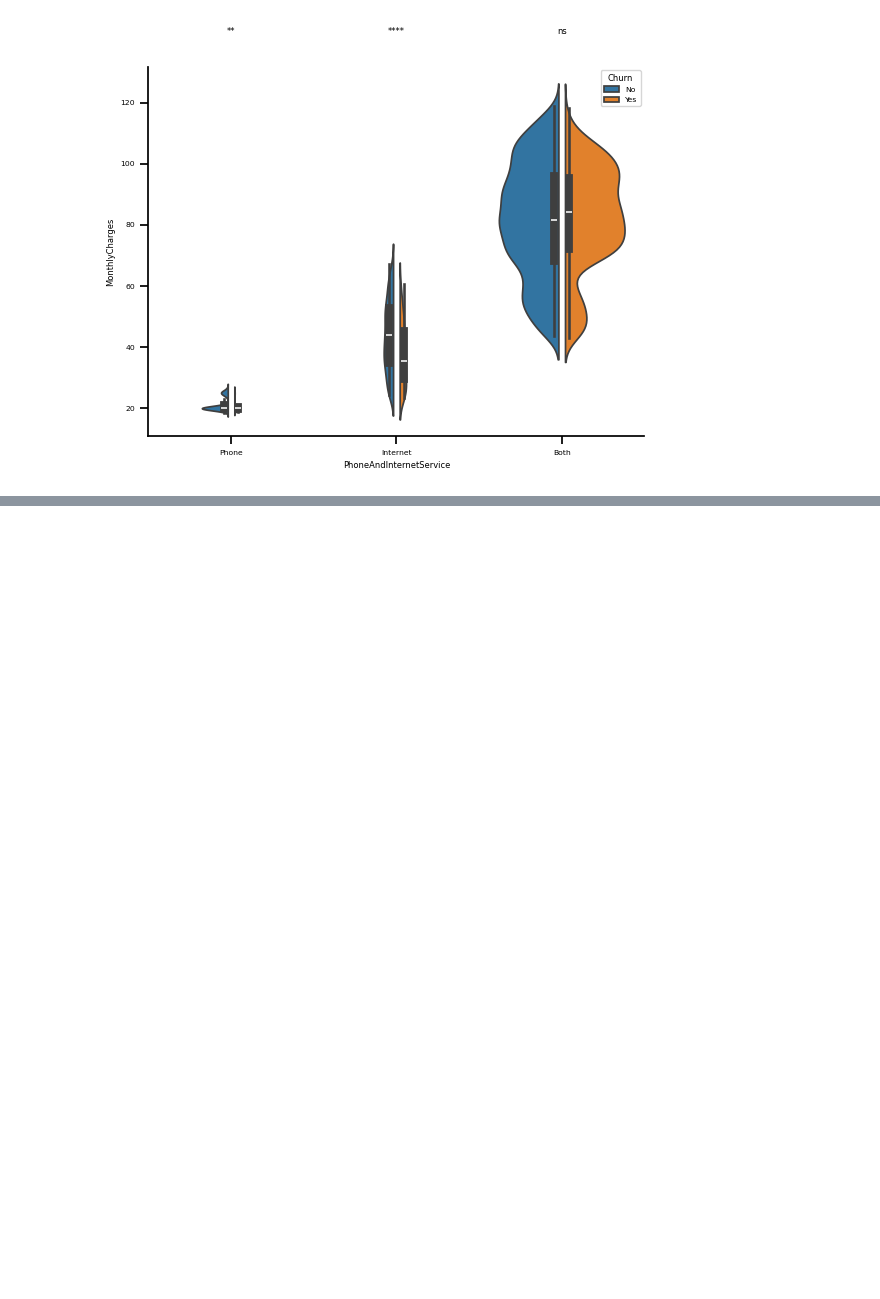
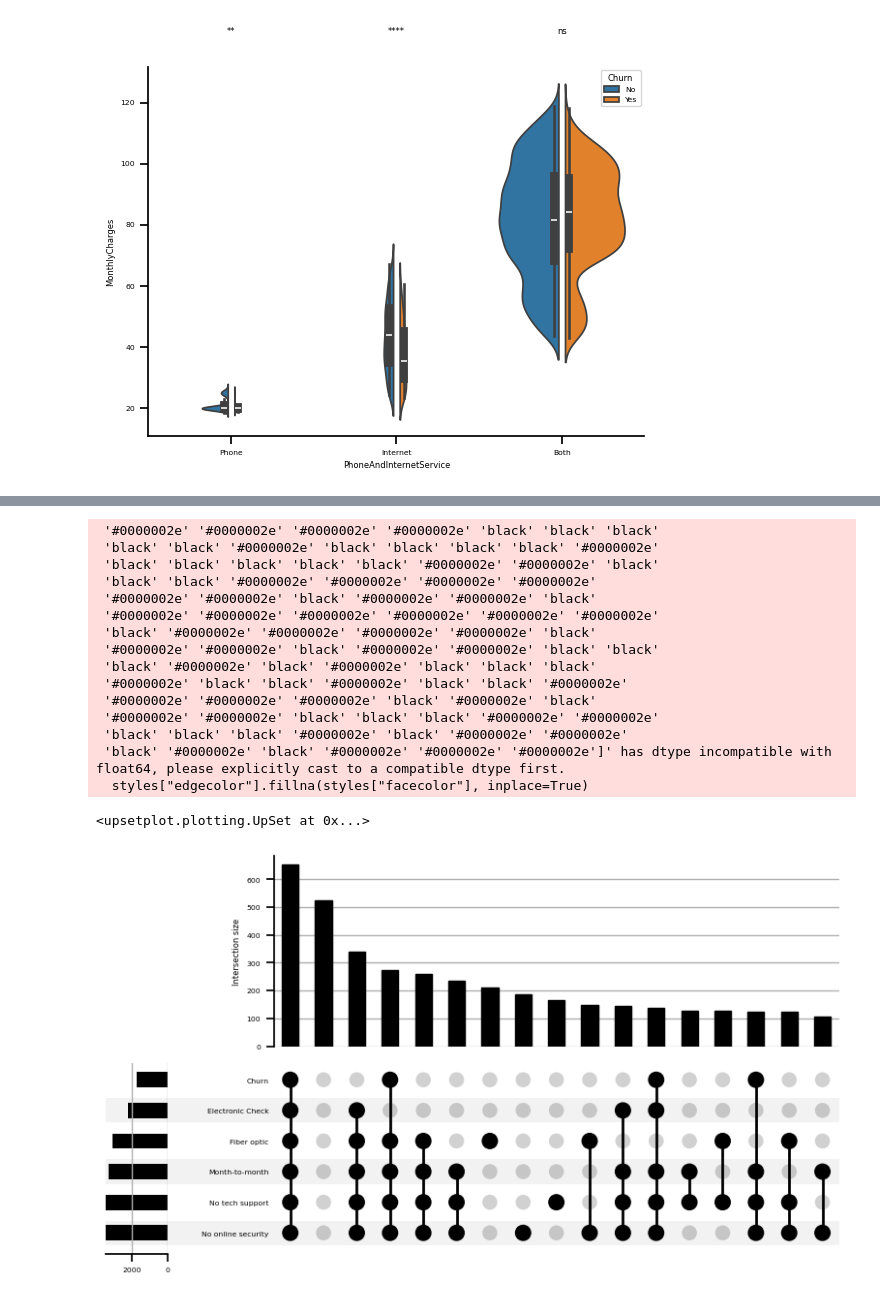
Before and after one commit to jdh33/churn-stats-ml-visualization, a Jupyter notebook: notebooks/telco_customer_churn_exploration.ipynb, the cells around one changed output, grey strips where cells are left out. Saved outputs shown, nothing was run; the diff lists cells and outputs as text; code cells hidden in the pictures; blank space fills up the shorter version.

```diff
--- a/notebooks/telco_customer_churn_exploration.ipynb
+++ b/notebooks/telco_customer_churn_exploration.ipynb
@@ -429,0 +496,9 @@ for i, pval in enumerate(mwu_test_results):
+# %%
+categorical_subset_columns = ['Contract', 'OnlineSecurity', 'TechSupport', 'InternetServiceType', 'PaymentMethod', 'Churn']
+df_internet_categorical_subset = (df.loc[df['InternetService'] == 'Yes']
+                                  .reindex(categorical_subset_columns, axis=1))
+for col in df_internet_categorical_subset.columns:
+    col_dtype = df_internet_categorical_subset[col].dtype
+    unique_values = sorted(df_internet_categorical_subset[col].unique())
+    unique_values = ', '.join(map(str, unique_values))
+    f'{col}: [{unique_values}]'
@@ -429,0 +512,21 @@ for i, pval in enumerate(mwu_test_results):
+# %%
+df_internet_categorical_subset['Month-to-month'] = (df_internet_categorical_subset['Contract']
+                                                            .map(lambda x: True if x == 'Month-to-month' else False))
+df_internet_categorical_subset['Electronic Check'] = (df_internet_categorical_subset['PaymentMethod']
+                                                   .map(lambda x: True if x == 'Electronic check' else False))
+df_internet_categorical_subset['Fiber optic'] = (df_internet_categorical_subset['InternetServiceType']
+                                                   .map(lambda x: True if x == 'Fiber optic' else False))
+df_internet_categorical_subset['No tech support'] = (df_internet_categorical_subset['TechSupport']
+                                                   .map(lambda x: True if x == 'No' else False))
+df_internet_categorical_subset['No online security'] = (df_internet_categorical_subset['OnlineSecurity']
+                                                   .map(lambda x: True if x == 'No' else False))
+df_internet_categorical_subset['Churn'] = (df_internet_categorical_subset['Churn']
+                                                   .map(lambda x: True if x == 'Yes' else False))
+# %%
+upset_columns = [
+    'No online security', 'No tech support',
+    'Month-to-month', 'Fiber optic',
+    'Electronic Check', 'Churn'
+    ]
+df_internet_categorical_subset = df_internet_categorical_subset.reindex(upset_columns, axis=1)
+df_internet_categorical_subset.head()
@@ -429,0 +541,22 @@ for i, pval in enumerate(mwu_test_results):
+# %%
+df_upset = upsetplot.from_indicators(df_internet_categorical_subset.columns, data=df_internet_categorical_subset)
+upset_plot = upsetplot.UpSet(df_upset, min_subset_size=100, sort_by='cardinality')
+upset_plot
+# %% [output]
+ '#0000002e' '#0000002e' '#0000002e' '#0000002e' 'black' 'black' 'black'
+ 'black' 'black' '#0000002e' 'black' 'black' 'black' 'black' '#0000002e'
+ 'black' 'black' 'black' 'black' 'black' '#0000002e' '#0000002e' 'black'
+ 'black' 'black' '#0000002e' '#0000002e' '#0000002e' '#0000002e'
+ '#0000002e' '#0000002e' 'black' '#0000002e' '#0000002e' 'black'
+ '#0000002e' '#0000002e' '#0000002e' '#0000002e' '#0000002e' '#0000002e'
+ 'black' '#0000002e' '#0000002e' '#0000002e' '#0000002e' 'black'
+ '#0000002e' '#0000002e' 'black' '#0000002e' '#0000002e' 'black' 'black'
+ 'black' '#0000002e' 'black' '#0000002e' 'black' 'black' 'black'
+ '#0000002e' 'black' 'black' '#0000002e' 'black' 'black' '#0000002e'
+ '#0000002e' '#0000002e' '#0000002e' 'black' '#0000002e' 'black'
+ '#0000002e' '#0000002e' 'black' 'black' 'black' '#0000002e' '#0000002e'
+ 'black' 'black' 'black' '#0000002e' 'black' '#0000002e' '#0000002e'
+ 'black' '#0000002e' 'black' '#0000002e' '#0000002e' '#0000002e']' has dtype incompatible with float64, please explicitly cast to a compatible dtype first.
+  styles["edgecolor"].fillna(styles["facecolor"], inplace=True)
+<upsetplot.plotting.UpSet at 0x...>
+[figure, added]
```
Also changed, not shown: parts of 8 cells of this notebook.
